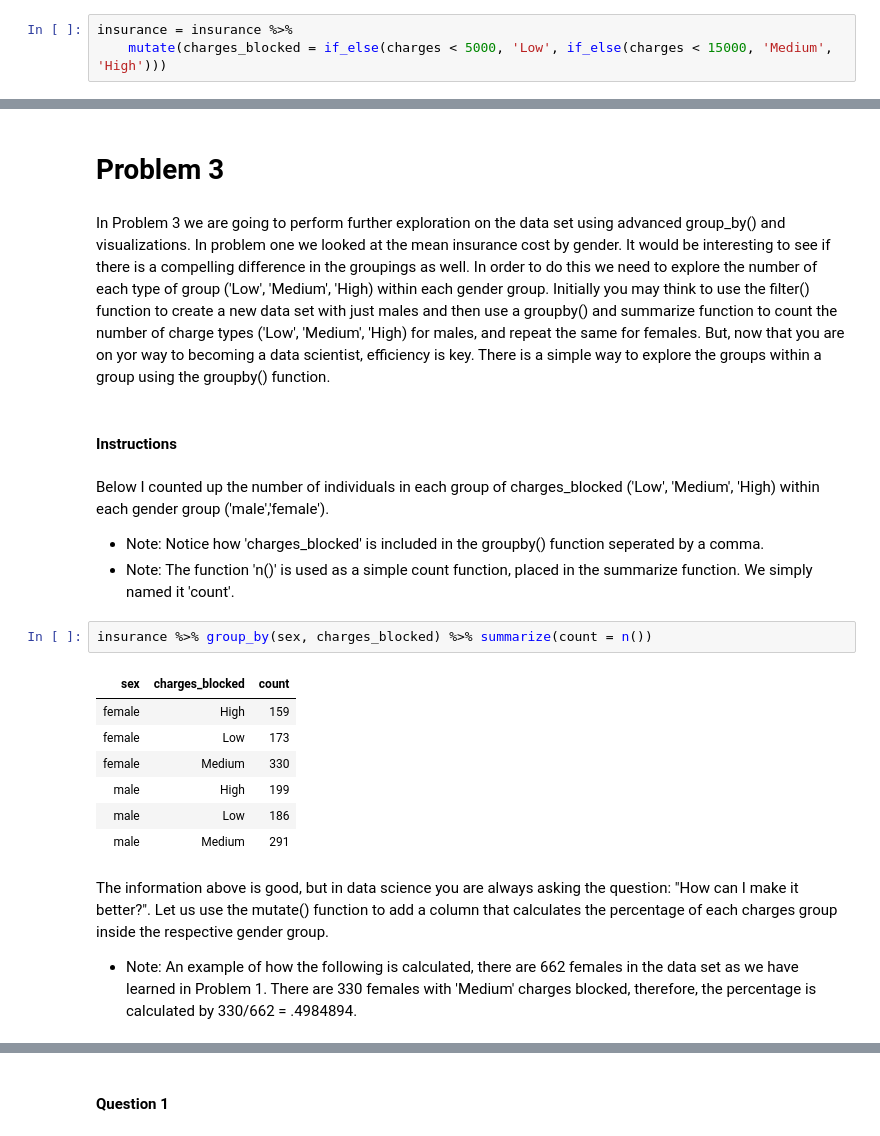
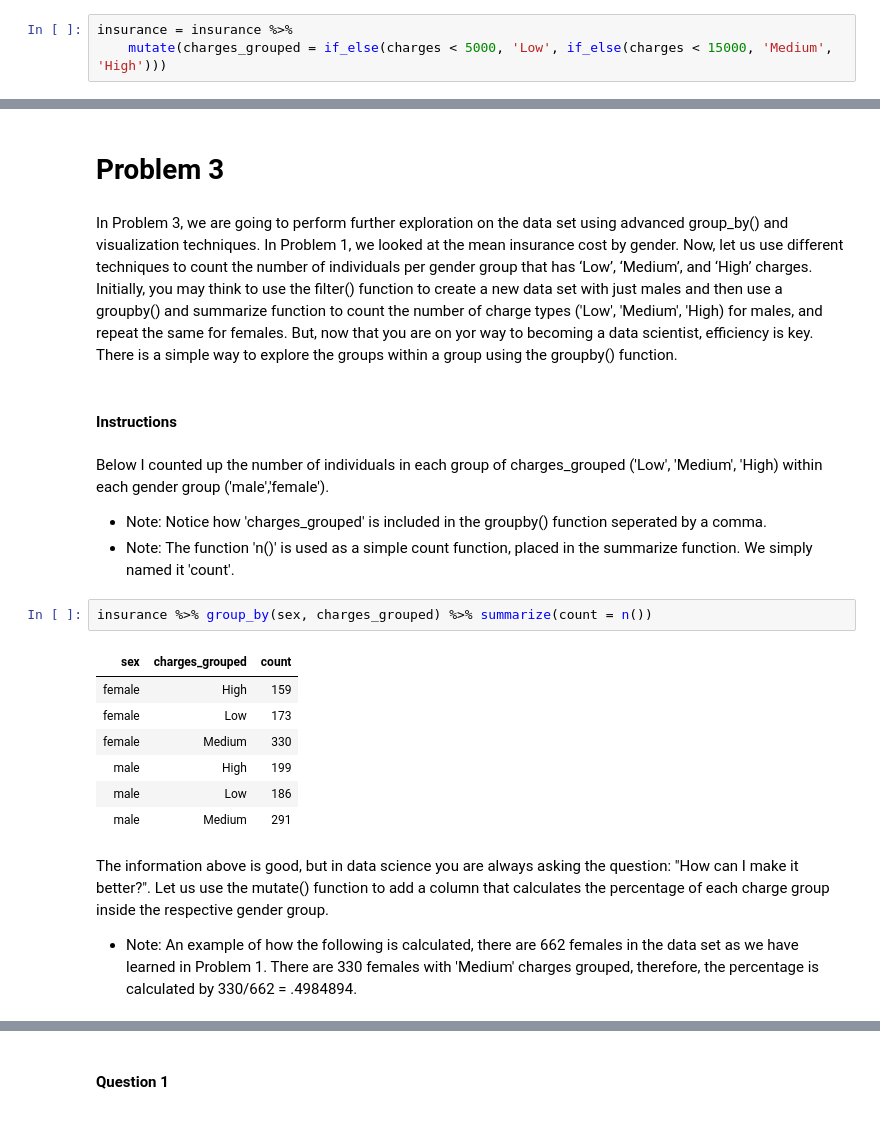
Before and after one commit to anthonyiarussi/Introduction-to-Data-Science, a Jupyter notebook: Student Labs/Labs .ipynb/Lab5/Lab5_Advanced_Students.ipynb, the cells around one changed output, grey strips where cells are left out. Saved outputs shown, nothing was run; the diff lists cells and outputs as text.

```diff
--- a/Student Labs/Labs .ipynb/Lab5/Lab5_Advanced_Students.ipynb
+++ b/Student Labs/Labs .ipynb/Lab5/Lab5_Advanced_Students.ipynb
@@ -74,4 +65,4 @@ Below I used the mutate function and an if else statement to achieve this.
 # %%
 insurance = insurance %>%
-    mutate(charges_blocked = if_else(charges < 5000, 'Low', if_else(charges < 15000, 'Medium', 'High')))
+    mutate(charges_grouped = if_else(charges < 5000, 'Low', if_else(charges < 15000, 'Medium', 'High')))
 # %% [markdown]
@@ -179,17 +170,17 @@ Now that you have used two methods to analyze the hypothesis that smokers have a
 # %% [markdown]
 # Problem 3
 # %% [markdown]
-In Problem 3 we are going to perform further exploration on the data set using advanced group_by() and visualizations. In problem one we looked at the mean insurance cost by gender. It would be interesting to see if there is a compelling difference in the groupings as well. In order to do this we need to explore the number of each type of group ('Low', 'Medium', 'High) within each gender group. Initially you may think to use the filter() function to create a new data set with just males and then use a groupby() and summarize function to count the number of charge types ('Low', 'Medium', 'High) for males, and repeat the same for females. But, now that you are on yor way to becoming a data scientist, efficiency is key. There is a simple way to explore the groups within a group using the groupby() function.
+In Problem 3, we are going to perform further exploration on the data set using advanced group_by() and visualization techniques. In Problem 1, we looked at the mean insurance cost by gender. Now, let us use different techniques to count the number of individuals per gender group that has ‘Low’, ‘Medium’, and ‘High’ charges. Initially, you may think to use the filter() function to create a new data set with just males and then use a groupby() and summarize function to count the number of charge types ('Low', 'Medium', 'High) for males, and repeat the same for females. But, now that you are on yor way to becoming a data scientist, efficiency is key. There is a simple way to explore the groups within a group using the groupby() function.
 # %% [markdown]
 #### Instructions
 # %% [markdown]
-Below I counted up the number of individuals in each group of charges_blocked ('Low', 'Medium', 'High) within each gender group ('male','female').
-- Note: Notice how 'charges_blocked' is included in the groupby() function seperated by a comma.
+Below I counted up the number of individuals in each group of charges_grouped ('Low', 'Medium', 'High) within each gender group ('male','female').
+- Note: Notice how 'charges_grouped' is included in the groupby() function seperated by a comma.
 - Note: The function 'n()' is used as a simple count function, placed in the summarize function. We simply named it 'count'.
 # %%
-insurance %>% group_by(sex, charges_blocked) %>% summarize(count = n())
+insurance %>% group_by(sex, charges_grouped) %>% summarize(count = n())
 # %% [output]
-| sex | charges_blocked | count |
+| sex | charges_grouped | count |
 | female | High | 159 |
 | female | Low | 173 |
 | female | Medium | 330 |
@@ -197,6 +188,6 @@ insurance %>% group_by(sex, charges_blocked) %>% summarize(count = n())
 | male | Low | 186 |
 | male | Medium | 291 |
 # %% [markdown]
-The information above is good, but in data science you are always asking the question: "How can I make it better?". Let us use the mutate() function to add a column that calculates the percentage of each charges group inside the respective gender group.
-- Note: An example of how the following is calculated, there are 662 females in the data set as we have learned in Problem 1. There are 330 females with 'Medium' charges blocked, therefore, the percentage is calculated by 330/662 = .4984894.
+The information above is good, but in data science you are always asking the question: "How can I make it better?". Let us use the mutate() function to add a column that calculates the percentage of each charge group inside the respective gender group.
+- Note: An example of how the following is calculated, there are 662 females in the data set as we have learned in Problem 1. There are 330 females with 'Medium' charges grouped, therefore, the percentage is calculated by 330/662 = .4984894.
 # %%
```
Also changed, not shown: parts of 37 cells of this notebook, 42 other files.
